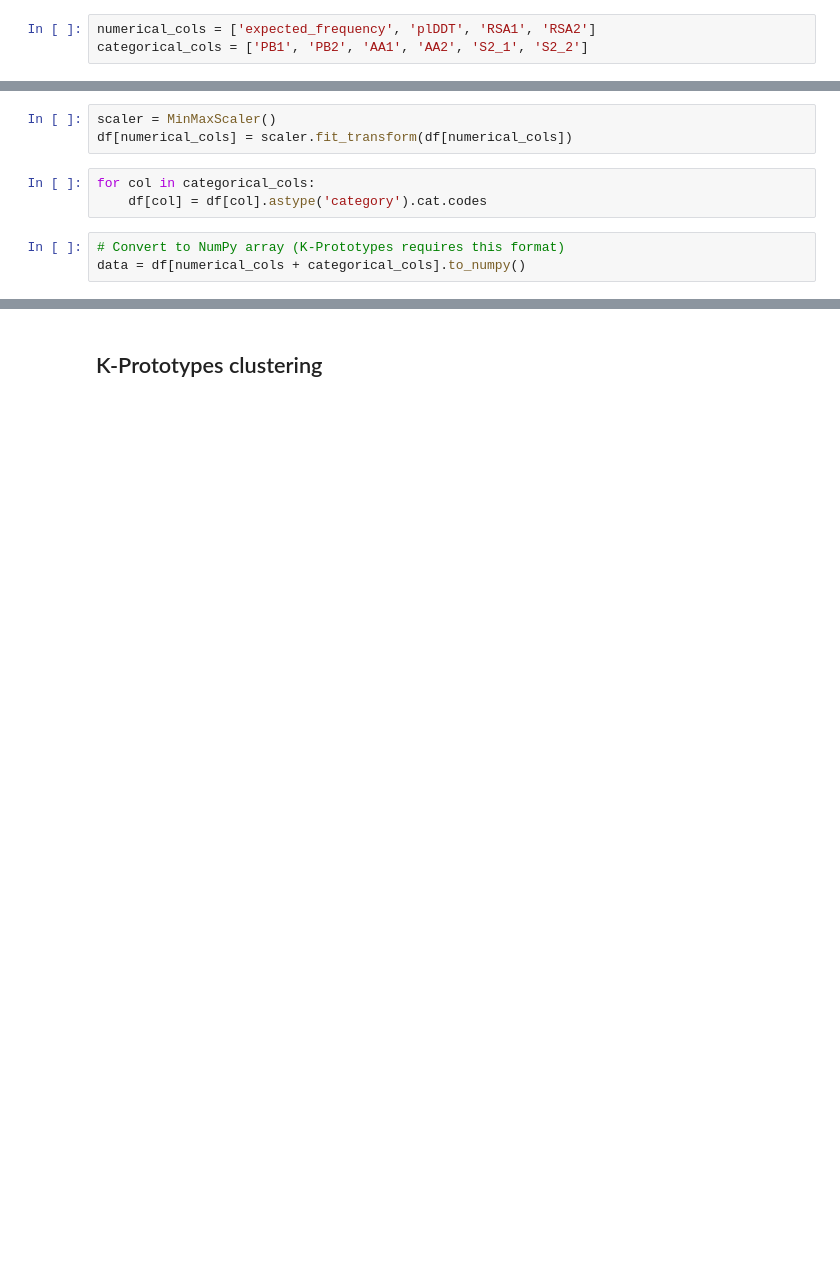
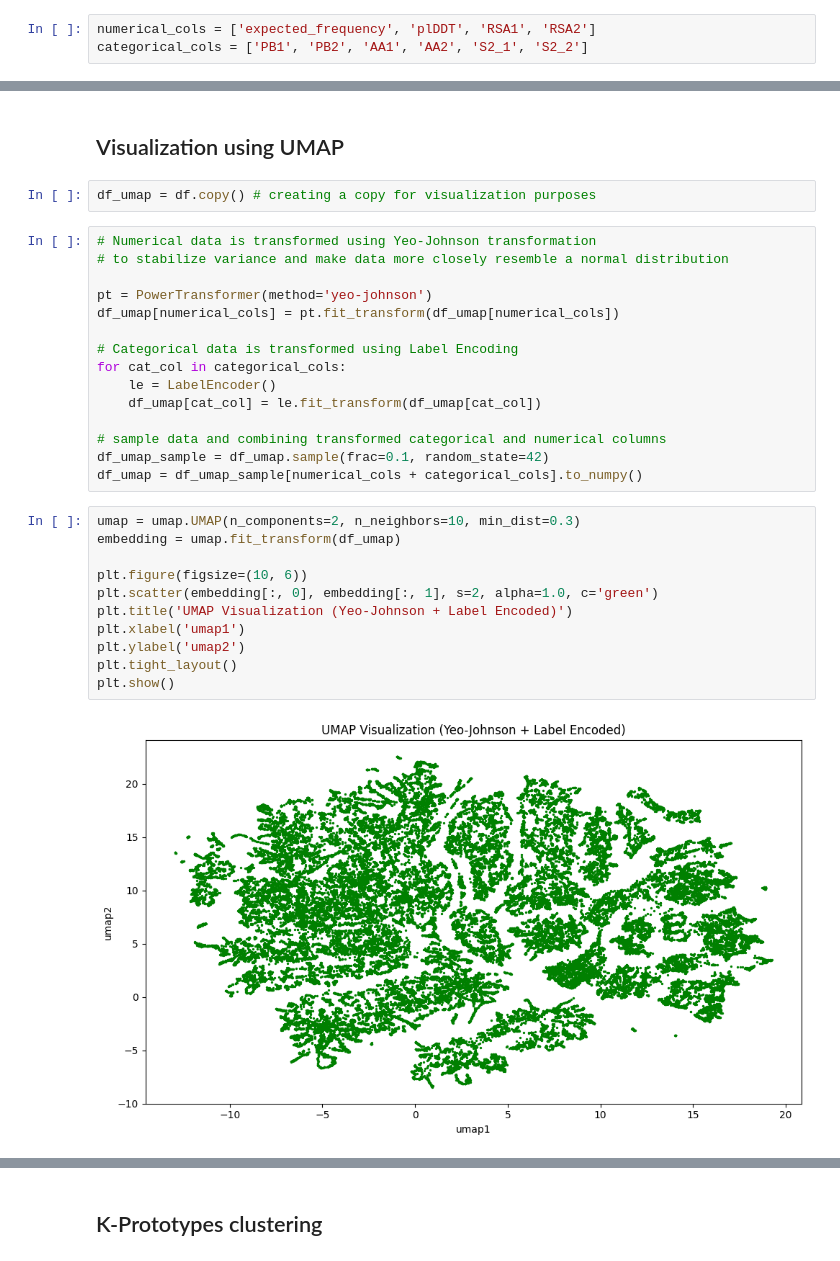
Before and after one commit to djurdjam02/DataMiningProject, a Jupyter notebook: clustering.ipynb, the cells around one changed output, grey strips where cells are left out. Cells and saved outputs as stored; diff of their text form; blank space fills up the shorter version.

Commit message:
added data visualization for clustering and K-Prototypes clustering without testing

```diff
--- a/clustering.ipynb
+++ b/clustering.ipynb
@@ -17,9 +29,32 @@ categorical_cols = ['PB1', 'PB2', 'AA1', 'AA2', 'S2_1', 'S2_2']
-# %%
-scaler = MinMaxScaler()
-df[numerical_cols] = scaler.fit_transform(df[numerical_cols])
-# %%
-for col in categorical_cols:
-    df[col] = df[col].astype('category').cat.codes
-# %%
-# Convert to NumPy array (K-Prototypes requires this format)
-data = df[numerical_cols + categorical_cols].to_numpy()
+# %% [markdown]
+## Visualization using UMAP
+# %%
+df_umap = df.copy() # creating a copy for visualization purposes
+# %%
+# Numerical data is transformed using Yeo-Johnson transformation
+# to stabilize variance and make data more closely resemble a normal distribution
+
+pt = PowerTransformer(method='yeo-johnson')
+df_umap[numerical_cols] = pt.fit_transform(df_umap[numerical_cols])
+
+# Categorical data is transformed using Label Encoding
+for cat_col in categorical_cols:
+    le = LabelEncoder()
+    df_umap[cat_col] = le.fit_transform(df_umap[cat_col])
+
+# sample data and combining transformed categorical and numerical columns
+df_umap_sample = df_umap.sample(frac=0.1, random_state=42)
+df_umap = df_umap_sample[numerical_cols + categorical_cols].to_numpy()
+# %%
+umap = umap.UMAP(n_components=2, n_neighbors=10, min_dist=0.3)
+embedding = umap.fit_transform(df_umap)
+
+plt.figure(figsize=(10, 6))
+plt.scatter(embedding[:, 0], embedding[:, 1], s=2, alpha=1.0, c='green')
+plt.title('UMAP Visualization (Yeo-Johnson + Label Encoded)')
+plt.xlabel('umap1')
+plt.ylabel('umap2')
+plt.tight_layout()
+plt.show()
+# %% [output]
+[figure, added]
```
Also changed, not shown: parts of 13 cells of this notebook.
